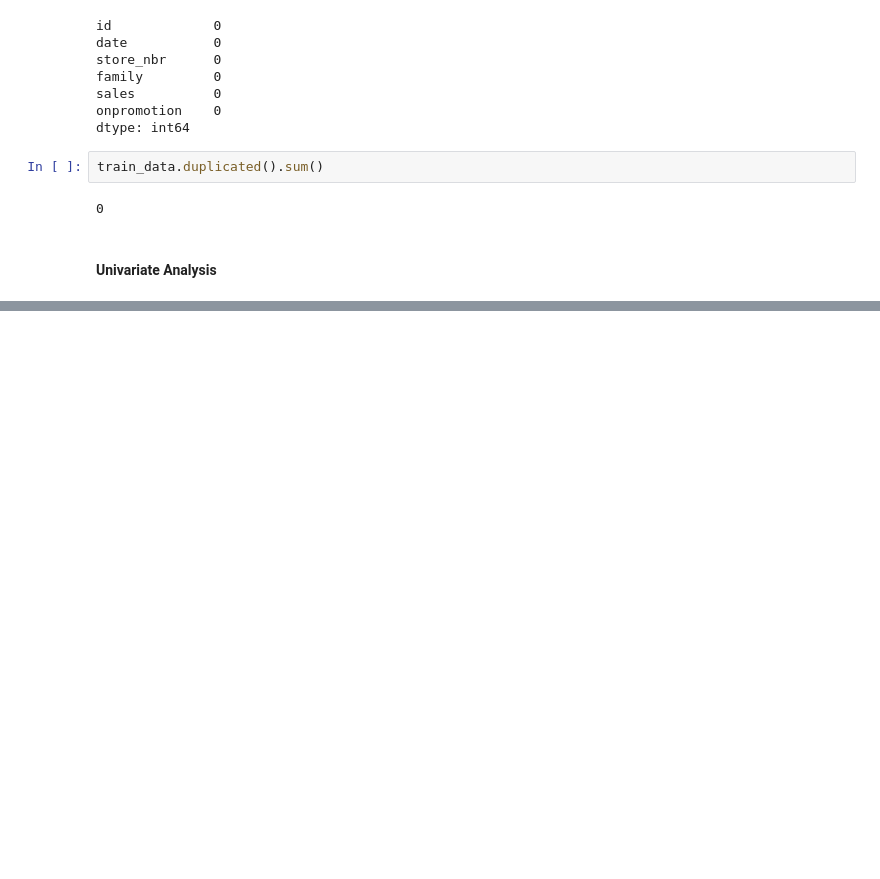
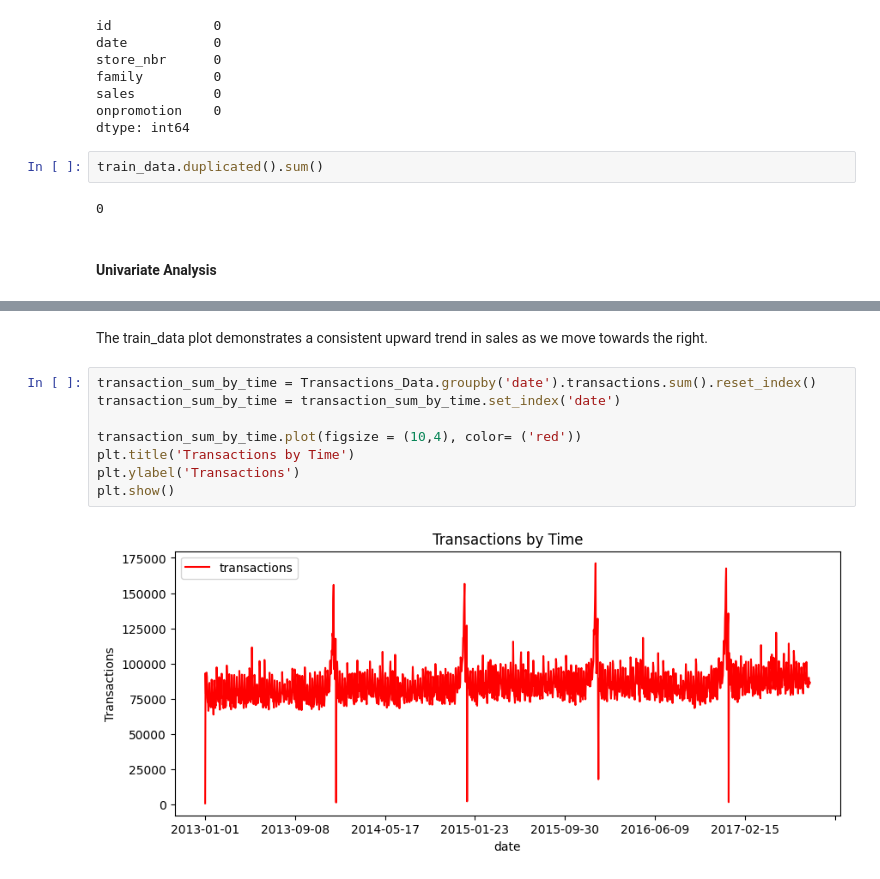
Before and after one commit to BrianBassey37/Data_Science_Projects, a Jupyter notebook: notebooks/RegressionNotebook.ipynb, the cells around one changed output, grey strips where cells are left out. Cells and saved outputs as stored; diff of their text form; blank space fills up the shorter version.

```diff
--- a/notebooks/RegressionNotebook.ipynb
+++ b/notebooks/RegressionNotebook.ipynb
@@ -375,0 +382,12 @@ sales_by_time.plot(figsize = (10,4))
+# %% [markdown]
+The train_data plot demonstrates a consistent upward trend in sales as we move towards the right.
+# %%
+transaction_sum_by_time = Transactions_Data.groupby('date').transactions.sum().reset_index()
+transaction_sum_by_time = transaction_sum_by_time.set_index('date')
+
+transaction_sum_by_time.plot(figsize = (10,4), color= ('red'))
+plt.title('Transactions by Time')
+plt.ylabel('Transactions')
+plt.show()
+# %% [output]
+[figure, added]
```
Also changed, not shown: parts of 16 cells of this notebook.
